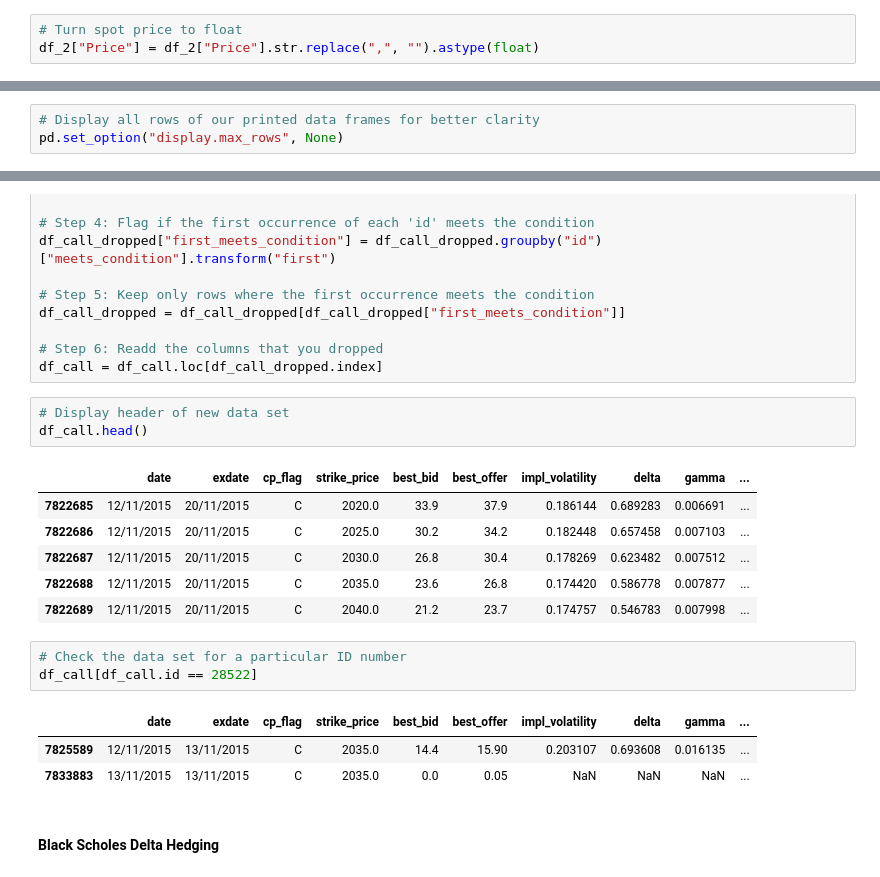
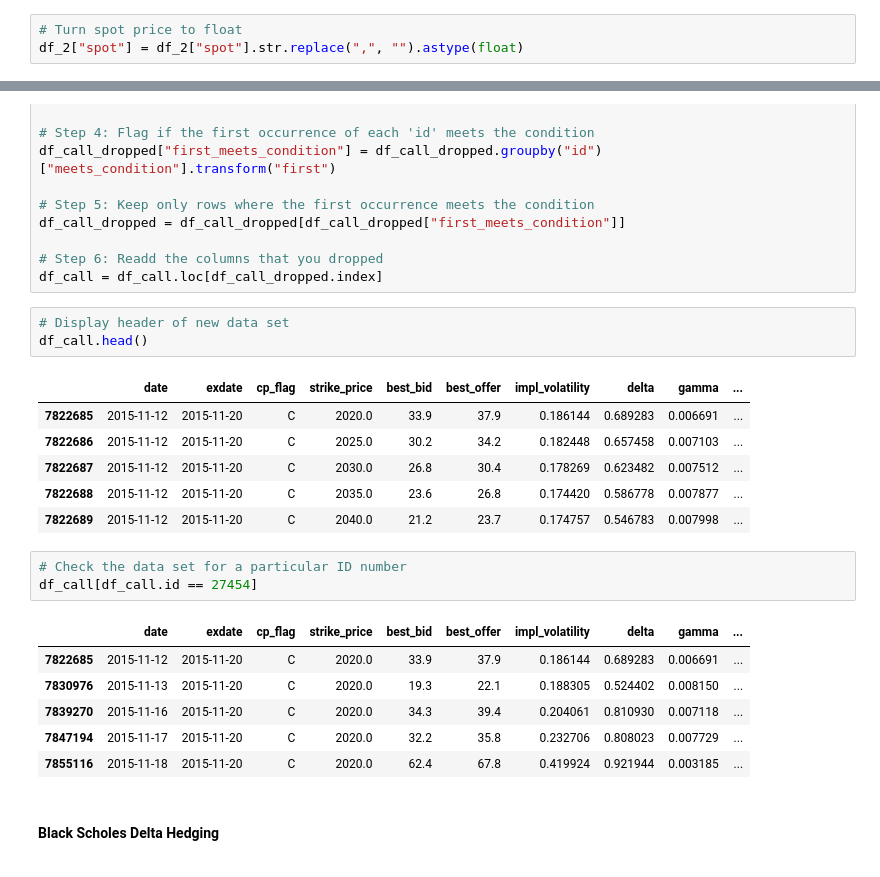
Before and after one commit to laurent123-code/code, a Jupyter notebook: Thesis_2.ipynb, the cells around one changed output, grey strips where cells are left out. Cells and saved outputs as stored; diff of their text form.

```diff
--- a/Thesis_2.ipynb
+++ b/Thesis_2.ipynb
@@ -92,7 +93,7 @@ df_2.head()
 df_2 = df_2.rename(columns={"Price": "spot"})
 # %%
 # Turn spot price to float
-df_2["Price"] = df_2["Price"].str.replace(",", "").astype(float)
+df_2["spot"] = df_2["spot"].str.replace(",", "").astype(float)
 # %% [markdown]
 #### Merge the original data set with S&P spot data
 # %%
@@ -151,6 +151,3 @@ df_call.head(5)
-# %%
-# Display all rows of our printed data frames for better clarity
-pd.set_option("display.max_rows", None)
 # %%
 # Zoom in on a particular security (same expiration and strike price), to see what data set looks like
 df_call[(df_call["strike_price"] == 1670 ) & (df_call["exdate"] == "30/11/2015")]
@@ -243,18 +226,21 @@ df_call = df_call.loc[df_call_dropped.index]
 df_call.head()
 # %% [output]
 |  | date | exdate | cp_flag | strike_price | best_bid | best_offer | impl_volatility | delta | gamma | ... |
-| 7822685 | 12/11/2015 | 20/11/2015 | C | 2020.0 | 33.9 | 37.9 | 0.186144 | 0.689283 | 0.006691 | ... |
-| 7822686 | 12/11/2015 | 20/11/2015 | C | 2025.0 | 30.2 | 34.2 | 0.182448 | 0.657458 | 0.007103 | ... |
-| 7822687 | 12/11/2015 | 20/11/2015 | C | 2030.0 | 26.8 | 30.4 | 0.178269 | 0.623482 | 0.007512 | ... |
-| 7822688 | 12/11/2015 | 20/11/2015 | C | 2035.0 | 23.6 | 26.8 | 0.174420 | 0.586778 | 0.007877 | ... |
-| 7822689 | 12/11/2015 | 20/11/2015 | C | 2040.0 | 21.2 | 23.7 | 0.174757 | 0.546783 | 0.007998 | ... |
+| 7822685 | 2015-11-12 | 2015-11-20 | C | 2020.0 | 33.9 | 37.9 | 0.186144 | 0.689283 | 0.006691 | ... |
+| 7822686 | 2015-11-12 | 2015-11-20 | C | 2025.0 | 30.2 | 34.2 | 0.182448 | 0.657458 | 0.007103 | ... |
+| 7822687 | 2015-11-12 | 2015-11-20 | C | 2030.0 | 26.8 | 30.4 | 0.178269 | 0.623482 | 0.007512 | ... |
+| 7822688 | 2015-11-12 | 2015-11-20 | C | 2035.0 | 23.6 | 26.8 | 0.174420 | 0.586778 | 0.007877 | ... |
+| 7822689 | 2015-11-12 | 2015-11-20 | C | 2040.0 | 21.2 | 23.7 | 0.174757 | 0.546783 | 0.007998 | ... |
 # %%
 # Check the data set for a particular ID number
-df_call[df_call.id == 28522]
+df_call[df_call.id == 27454]
 # %% [output]
 |  | date | exdate | cp_flag | strike_price | best_bid | best_offer | impl_volatility | delta | gamma | ... |
-| 7825589 | 12/11/2015 | 13/11/2015 | C | 2035.0 | 14.4 | 15.90 | 0.203107 | 0.693608 | 0.016135 | ... |
-| 7833883 | 13/11/2015 | 13/11/2015 | C | 2035.0 | 0.0 | 0.05 | NaN | NaN | NaN | ... |
+| 7822685 | 2015-11-12 | 2015-11-20 | C | 2020.0 | 33.9 | 37.9 | 0.186144 | 0.689283 | 0.006691 | ... |
+| 7830976 | 2015-11-13 | 2015-11-20 | C | 2020.0 | 19.3 | 22.1 | 0.188305 | 0.524402 | 0.008150 | ... |
+| 7839270 | 2015-11-16 | 2015-11-20 | C | 2020.0 | 34.3 | 39.4 | 0.204061 | 0.810930 | 0.007118 | ... |
+| 7847194 | 2015-11-17 | 2015-11-20 | C | 2020.0 | 32.2 | 35.8 | 0.232706 | 0.808023 | 0.007729 | ... |
+| 7855116 | 2015-11-18 | 2015-11-20 | C | 2020.0 | 62.4 | 67.8 | 0.419924 | 0.921944 | 0.003185 | ... |
 # %% [markdown]
 #### Black Scholes Delta Hedging
 # %%
```
Also changed, not shown: parts of 64 cells of this notebook.
